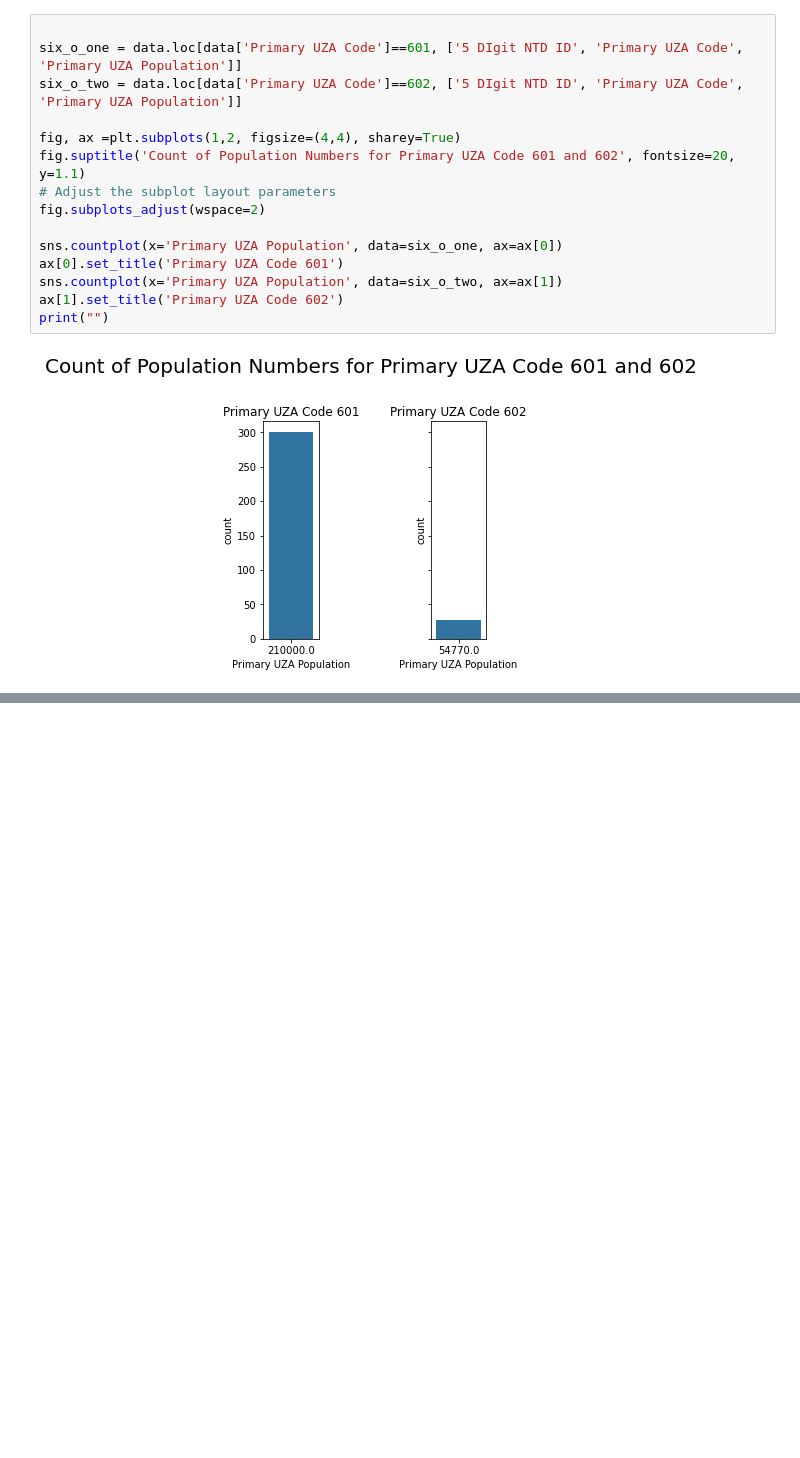
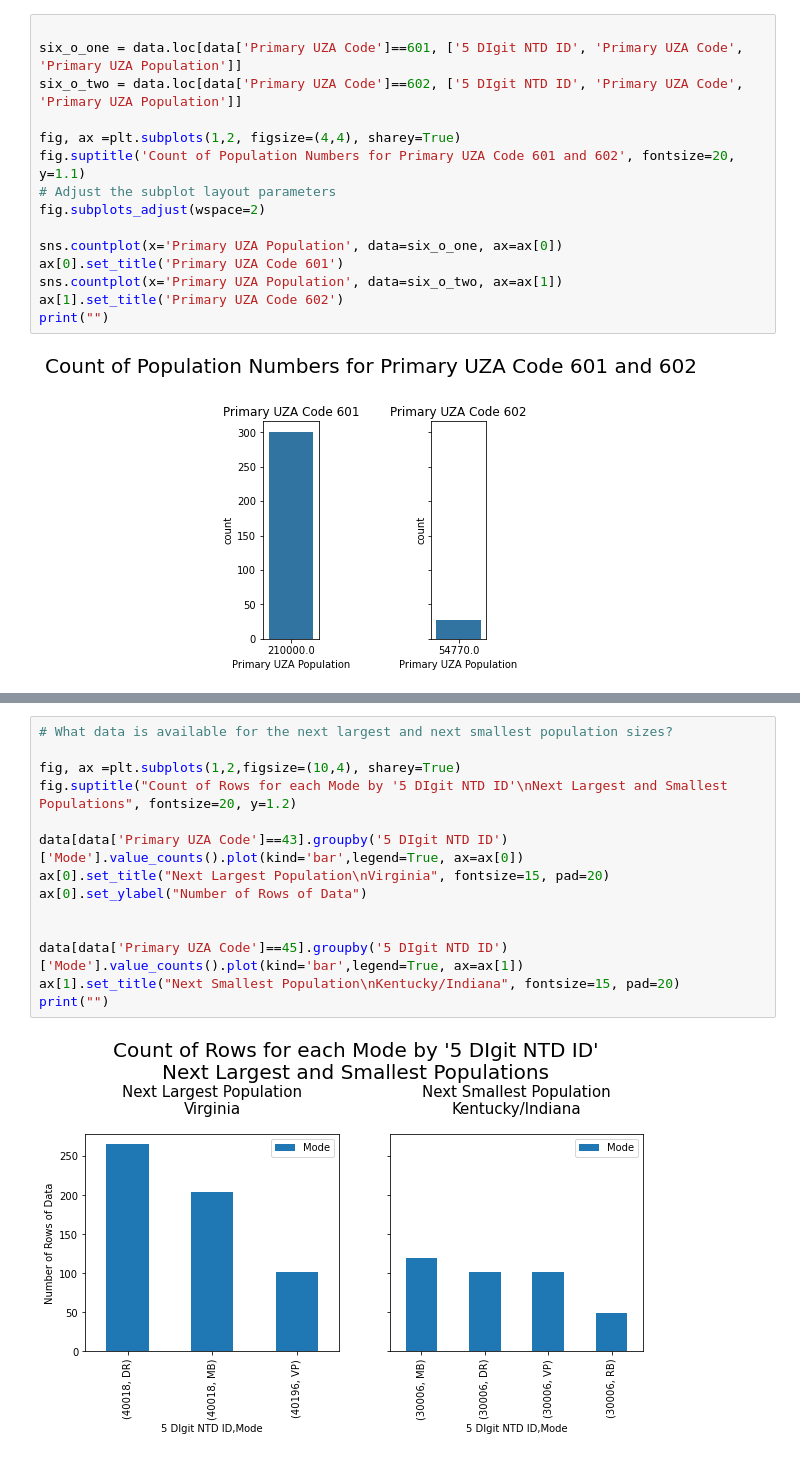
Before and after one commit to tamarahorne/Springboard, a Jupyter notebook: Capstone Project 2/notebooks/03_NTD_exploratory_data_analysis.ipynb, the cells around one changed output, grey strips where cells are left out. Drawn from its saved outputs; the diff is of its cells as text; blank space fills up the shorter version.

```diff
--- a/Capstone Project 2/notebooks/03_NTD_exploratory_data_analysis.ipynb
+++ b/Capstone Project 2/notebooks/03_NTD_exploratory_data_analysis.ipynb
@@ -404,0 +327,16 @@ Note to Self: FTA regions [FTA Regions](https://www.transit.dot.gov/about/region
+# %%
+# What data is available for the next largest and next smallest population sizes?
+
+fig, ax =plt.subplots(1,2,figsize=(10,4), sharey=True)
+fig.suptitle("Count of Rows for each Mode by '5 DIgit NTD ID'\nNext Largest and Smallest Populations", fontsize=20, y=1.2)
+
+data[data['Primary UZA Code']==43].groupby('5 DIgit NTD ID')['Mode'].value_counts().plot(kind='bar',legend=True, ax=ax[0])
+ax[0].set_title("Next Largest Population\nVirginia", fontsize=15, pad=20)
+ax[0].set_ylabel("Number of Rows of Data")
+
+
+data[data['Primary UZA Code']==45].groupby('5 DIgit NTD ID')['Mode'].value_counts().plot(kind='bar',legend=True, ax=ax[1])
+ax[1].set_title("Next Smallest Population\nKentucky/Indiana", fontsize=15, pad=20)
+print("")
+# %% [output]
+[figure, added]
```
Also changed, not shown: parts of 112 cells of this notebook, 2 other files.
